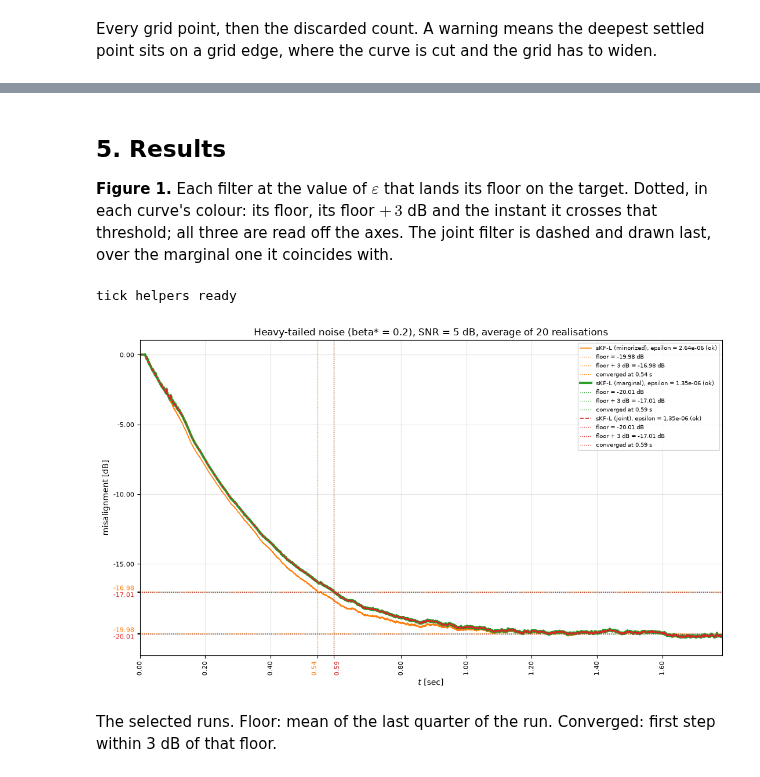
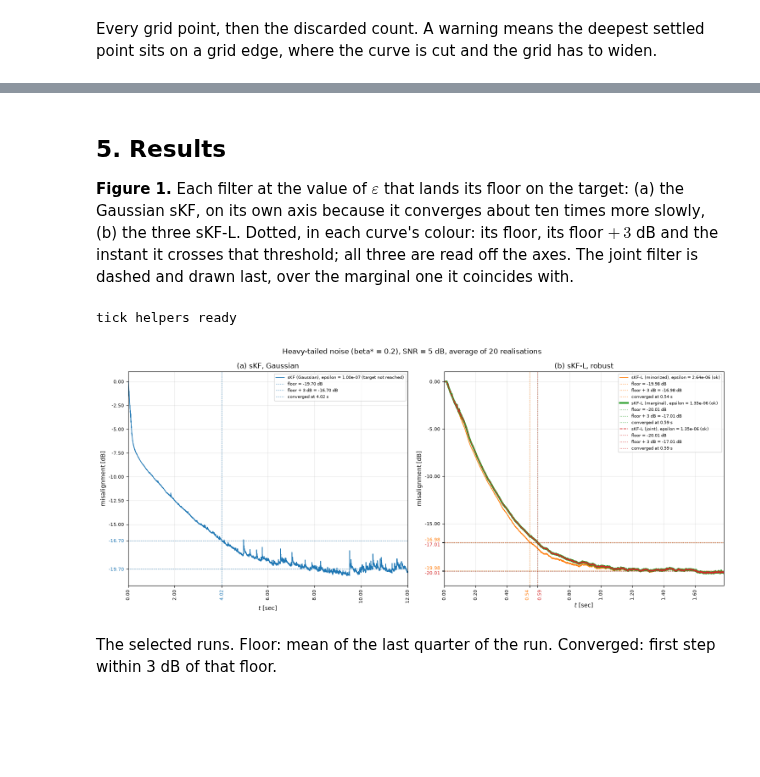
Before and after one commit to Ramirouf/INRS-bayes-adaptive-filters, a Jupyter notebook: notebooks/07_skf_conjunto.ipynb, the cells around one changed output, grey strips where cells are left out. Drawn from its saved outputs; the diff is of its cells as text; code cells hidden in the pictures; blank space fills up the shorter version.

```diff
--- a/notebooks/07_skf_conjunto.ipynb
+++ b/notebooks/07_skf_conjunto.ipynb
@@ -310,6 +357,7 @@ def sKF_L_joint(n, x, d, w0, parameters):
     x_t = np.zeros(M)                                  # x_t, window with the last M samples
     w_hist = np.zeros((n, M))                          # weights at every step
     e = np.zeros((n,))                                 # e_t, prediction error at every step
+    sigma_hist = np.zeros((n,))                        # sigma_t at every step, only for k_t
 
     for k in range(n):
         x_t = shift(x[k], x_t)                         # new sample in, window slides
@@ -324,8 +372,9 @@ def sKF_L_joint(n, x, d, w0, parameters):
             chi, chi_slope = chi_laplacian(e[k], sigma, b_eta)
             w = w + x_t*chi/power                      # w = w + x_t chi / ||x_t||^2, eq. (35)
             v = v_tilde*(1 - chi_slope/M)              # v = v_tilde (1 - chi'/M), eq. (36)
+            sigma_hist[k] = sigma                      # recorded for k_t only
 
-    return {"w_hist": w_hist, "e": e}
+    return {"w_hist": w_hist, "e": e, "sigma": sigma_hist}
 
 
 print("sKF-L (exact, joint) ready")
@@ -572,6 +636,10 @@ sweep functions ready
 # %% [markdown]
 Each filter caches its own sweep in `cache/07_joint_<filter>.npz`, reused if the grid, $R$ and $N$ match. Delete one file to recompute that filter alone.
 # %%
+resultado_skf_gauss = sweep_filter(
+    "sKF (Gaussian)", sKF_gaussian, SWEPT_NAME, EPS_GRID_GAUSS,
+    PARAMETERS_SKF_GAUSS, CACHE_PREFIX + "skf_gauss.npz", DRIFT_DB)
+
 resultado_skf_min = sweep_filter(
     "sKF-L (minorized)", sKF_L_minorized, SWEPT_NAME, EPS_GRID,
     PARAMETERS_SKF_L, CACHE_PREFIX + "skf_min.npz", DRIFT_DB)
@@ -584,8 +652,11 @@ resultado_skf_joint = sweep_filter(
     "sKF-L (joint)", sKF_L_joint, SWEPT_NAME, EPS_GRID,
     PARAMETERS_SKF_L, CACHE_PREFIX + "skf_joint.npz", DRIFT_DB)
 
-# Name, result and colour, in the order every table and every figure below uses.
-RESULTS = [("sKF-L (minorized)", resultado_skf_min, "C1"),
-           ("sKF-L (marginal)", resultado_skf_marginal, "C2"),
-           ("sKF-L (joint)", resultado_skf_joint, "C3")]
+# Name, result and colour. The Gaussian filter gets its own panel in Figure 1 and stays out of
+# Figure 2: it converges about ten times more slowly, so on a common axis nothing compares.
+RESULTS_GAUSSIAN = [("sKF (Gaussian)", resultado_skf_gauss, "C0")]
+RESULTS_ROBUST = [("sKF-L (minorized)", resultado_skf_min, "C1"),
+                  ("sKF-L (marginal)", resultado_skf_marginal, "C2"),
+                  ("sKF-L (joint)", resultado_skf_joint, "C3")]
+RESULTS = RESULTS_GAUSSIAN + RESULTS_ROBUST            # every table below
 # %% [output]
@@ -655,7 +713,7 @@ marginal against joint, over the 11 grid points: floors differ by at most 1.37e-
 # %% [markdown]
 ## 5. Results
 
-**Figure 1.** Each filter at the value of $\varepsilon$ that lands its floor on the target. Dotted, in each curve's colour: its floor, its floor $+\,3$ dB and the instant it crosses that threshold; all three are read off the axes. The joint filter is dashed and drawn last, over the marginal one it coincides with.
+**Figure 1.** Each filter at the value of $\varepsilon$ that lands its floor on the target: (a) the Gaussian sKF, on its own axis because it converges about ten times more slowly, (b) the three sKF-L. Dotted, in each curve's colour: its floor, its floor $+\,3$ dB and the instant it crosses that threshold; all three are read off the axes. The joint filter is dashed and drawn last, over the marginal one it coincides with.
 # %%
 t_axis = np.arange(N)/FS                           # steps to seconds, as in Fig. 3 of the paper
 
@@ -750,51 +808,55 @@ tick helpers ready
 # %%
 FIGURE1_TITLE = (f"Heavy-tailed noise (beta* = {BETA}), SNR = {SNR_DB:.0f} dB, "
                  f"average of {R} realisations")
 
 
 def draw_curve(ax, result, name, colour, style, width):
     """One curve, with its floor, its floor + 3 dB and its crossing instant dotted in its colour."""
     floor = float(result["floor"])
     reached = int(result["reached"])
     ax.plot(t_axis, 10*np.log10(result["misalignment"]), color=colour, linestyle=style,
             linewidth=width,
             label=f"{name}, {SWEPT_NAME} = {float(result['value']):.2e} ({result['status']})")
     ax.axhline(floor, color=colour, linestyle=":", linewidth=0.9,
                label=f"floor = {floor:.2f} dB")
     ax.axhline(floor + 3, color=colour, linestyle=":", linewidth=0.9,
                label=f"floor + 3 dB = {floor + 3:.2f} dB")
     ax.axvline(reached/FS, color=colour, linestyle=":", linewidth=0.9,
                label=f"converged at {reached/FS:.2f} s")
     return floor, reached
 
 
-fig, ax = plt.subplots(figsize=(11, 6.5))
+fig, (ax_gauss, ax_robust) = plt.subplots(1, 2, figsize=(15, 6.5))
 
-levels, colours_y, instants, colours_x = [], [], [], []
-slowest = 0
-for name, result, colour in RESULTS:                   # joint is last, so it is drawn on top
-    # The marginal and the joint curves coincide, so the marginal one is drawn thick and the
-    # joint one dashed and thin over it: both are visible everywhere they overlap.
-    style = "--" if name == "sKF-L (joint)" else "-"
-    width = 3.0 if name == "sKF-L (marginal)" else 1.2
-    floor, reached = draw_curve(ax, result, name, colour, style, width)
-    add_value(levels, colours_y, floor, colour, 2)
-    add_value(levels, colours_y, floor + 3, colour, 2)
-    add_value(instants, colours_x, reached/FS, colour, 2)
-    slowest = max(slowest, reached)
+for ax, title, curves in [(ax_gauss, "(a) sKF, Gaussian", RESULTS_GAUSSIAN),
+                          (ax_robust, "(b) sKF-L, robust", RESULTS_ROBUST)]:
+    levels, colours_y, instants, colours_x = [], [], [], []
+    slowest = 0
+    for name, result, colour in curves:                # joint is last, so it is drawn on top
+        # The marginal and the joint curves coincide, so the marginal one is drawn thick and the
+        # joint one dashed and thin over it: both are visible everywhere they overlap.
+        style = "--" if name == "sKF-L (joint)" else "-"
+        width = 3.0 if name == "sKF-L (marginal)" else 1.2
+        floor, reached = draw_curve(ax, result, name, colour, style, width)
+        add_value(levels, colours_y, floor, colour, 2)
+        add_value(levels, colours_y, floor + 3, colour, 2)
+        add_value(instants, colours_x, reached/FS, colour, 2)
+        slowest = max(slowest, reached)
 
-ax.set_xlim(0, min(3*slowest, N)/FS)                   # three times the slowest convergence
-ax.set_title(FIGURE1_TITLE)
-ax.set_xlabel("$t$ [sec]")
-ax.set_ylabel("misalignment [dB]")
-ax.grid(alpha=0.3)
-ax.legend(fontsize=7, loc="upper right")
-add_ticks(ax, "y", levels, colours_y, 2, 1.5)
-add_ticks(ax, "x", instants, colours_x, 2, 0.08*ax.get_xlim()[1])
+    ax.set_xlim(0, min(3*slowest, N)/FS)               # three times the slowest convergence
+    ax.set_title(title)
+    ax.set_xlabel("$t$ [sec]")
+    ax.set_ylabel("misalignment [dB]")
+    ax.grid(alpha=0.3)
+    ax.legend(fontsize=7, loc="upper right")
+    add_ticks(ax, "y", levels, colours_y, 2, 1.5)
+    add_ticks(ax, "x", instants, colours_x, 2, 0.08*ax.get_xlim()[1])
+
+fig.suptitle(FIGURE1_TITLE)
 plt.tight_layout()
 plt.show()
 # %% [output]
-[figure, old version]
+[figure, new version]
 # %% [markdown]
 The selected runs. Floor: mean of the last quarter of the run. Converged: first step within 3 dB of that floor.
 # %%
```
Also changed, not shown: parts of 17 cells of this notebook.
